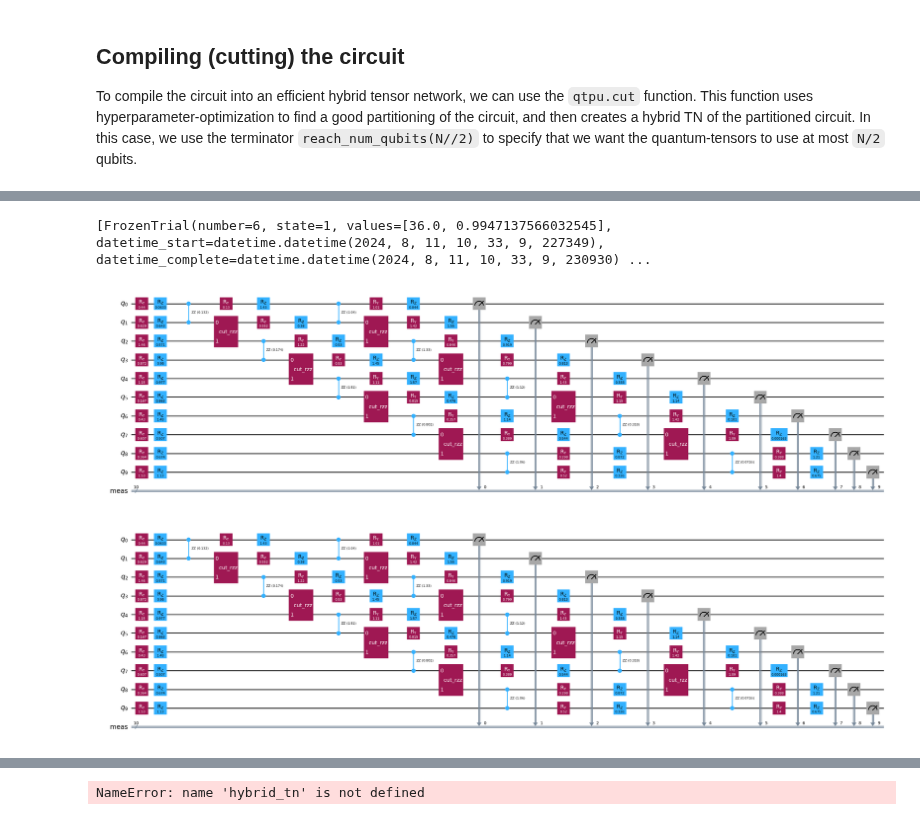
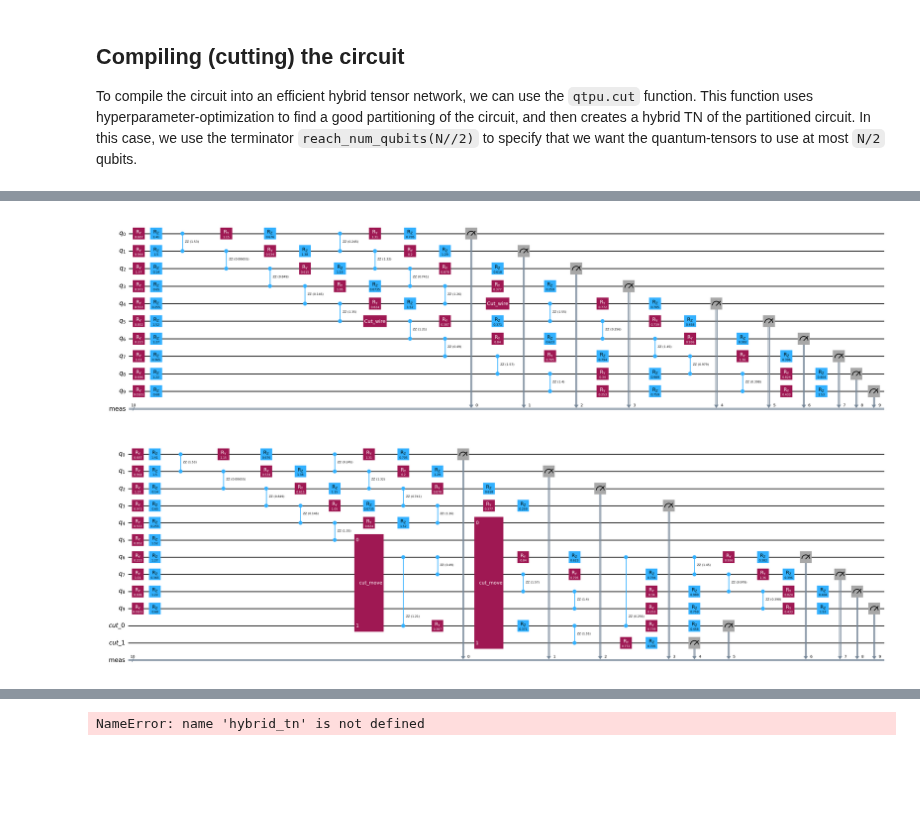
Before and after one commit to nathanieltornow/qtpu, a Jupyter notebook: docs/01_basics.ipynb, the cells around one changed output, grey strips where cells are left out. Cells and saved outputs as stored; diff of their text form; code cells hidden in the pictures; blank space fills up the shorter version.

```diff
--- a/docs/01_basics.ipynb
+++ b/docs/01_basics.ipynb
@@ -51,11 +51,10 @@ expval_quimb(cc)
 # %%
 from qtpu.compiler.terminators import reach_num_qubits
 
-cut_circuit = qtpu.cut(circuit, terminate_fn=reach_num_qubits(6), max_cost=100000, compression_methods=["2q", "qubits"], show_progress_bar=True, n_trials=50)
+cut_circuit = qtpu.cut(circuit, terminate_fn=reach_num_qubits(6), max_cost=100000, compression_methods=["2q"], show_progress_bar=True, n_trials=50)
 cut_circuit.draw("mpl", fold=-1)
 # %% [output]
-[FrozenTrial(number=6, state=1, values=[36.0, 0.9947137566032545], datetime_start=datetime.datetime(2024, 8, 11, 10, 33, 9, 227349), datetime_complete=datetime.datetime(2024, 8, 11, 10, 33, 9, 230930) ...
-[figure, old version]
+[figure, new version]
 # %%
 from qtpu.circuit import circuit_to_hybrid_tn, cuts_to_moves
 
@@ -73,7 +72,7 @@ cut_circuit.draw('mpl', fold=-1)
 
 # contract(htn)
 # %% [output]
-[figure, old version]
+[figure, new version]
 # %%
 # from benchmark.ckt import run_ckt
 # from qiskit_aer.primitives import Sampler
```
Also changed, not shown: parts of 10 cells of this notebook, 10 other files.
